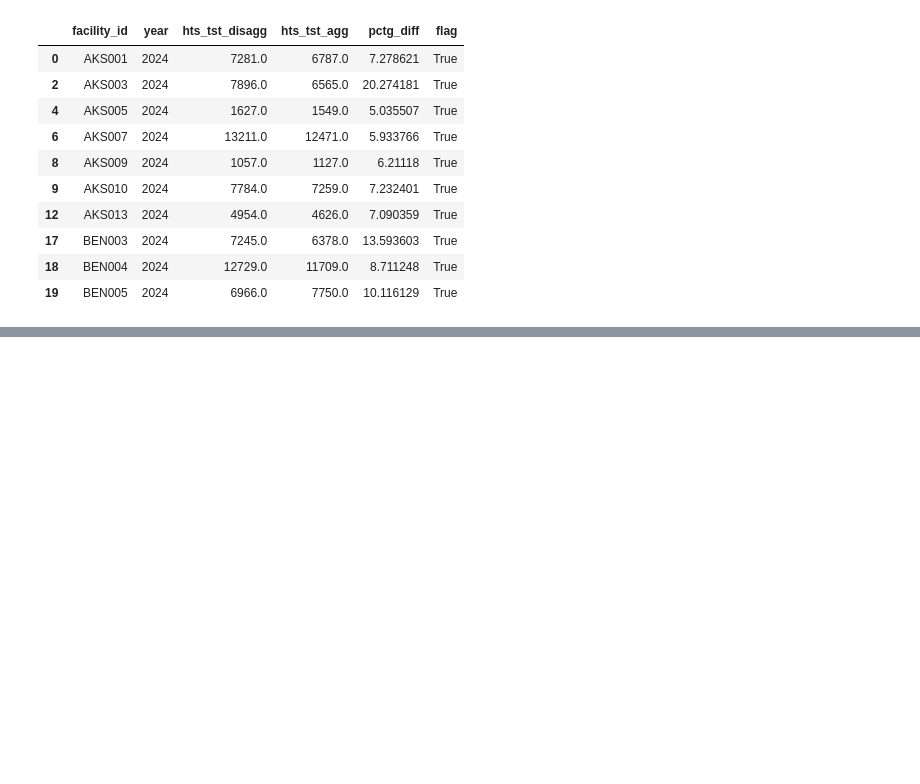
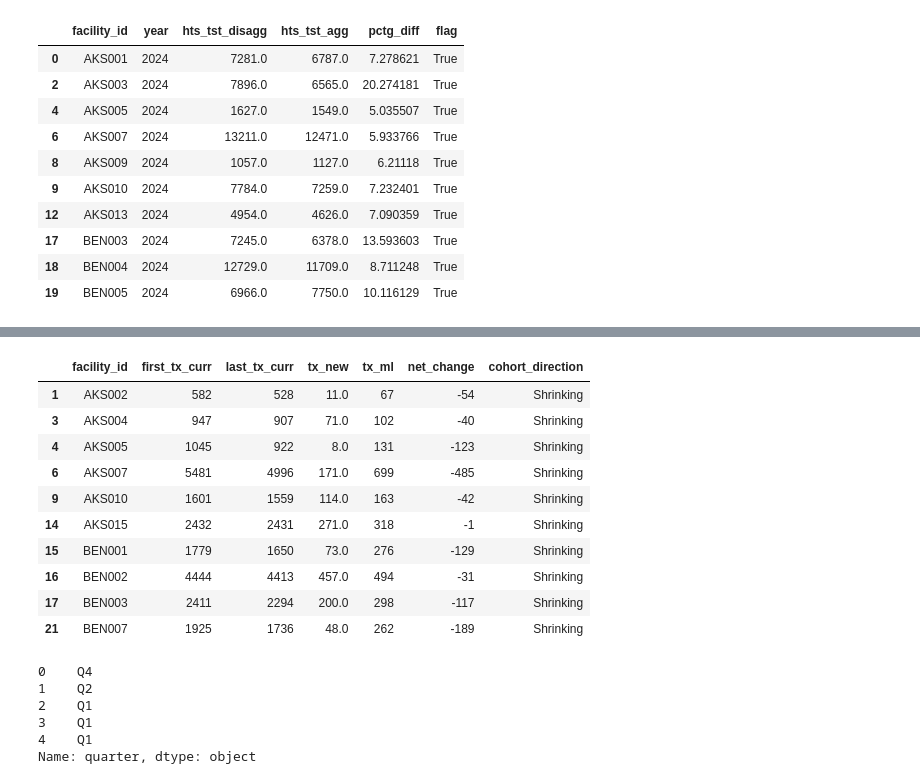
Before and after one commit to AlozieCollins/Intern-dataset-work, a Jupyter notebook: work.ipynb, the cells around one changed output, grey strips where cells are left out. Drawn from its saved outputs; the diff is of its cells as text; code cells hidden in the pictures; blank space fills up the shorter version.

```diff
--- a/work.ipynb
+++ b/work.ipynb
@@ -1013,0 +1227,31 @@ flag_disagg.head(10)
+# %%
+# And this for the ones that are less then zero shrinking
+shrinking = treatment_continuity[
+    treatment_continuity["net_change"].lt(0)
+]
+shrinking.head(10)
+# %% [output]
+|  | facility_id | first_tx_curr | last_tx_curr | tx_new | tx_ml | net_change | cohort_direction |
+| 1 | AKS002 | 582 | 528 | 11.0 | 67 | -54 | Shrinking |
+| 3 | AKS004 | 947 | 907 | 71.0 | 102 | -40 | Shrinking |
+| 4 | AKS005 | 1045 | 922 | 8.0 | 131 | -123 | Shrinking |
+| 6 | AKS007 | 5481 | 4996 | 171.0 | 699 | -485 | Shrinking |
+| 9 | AKS010 | 1601 | 1559 | 114.0 | 163 | -42 | Shrinking |
+| 14 | AKS015 | 2432 | 2431 | 271.0 | 318 | -1 | Shrinking |
+| 15 | BEN001 | 1779 | 1650 | 73.0 | 276 | -129 | Shrinking |
+| 16 | BEN002 | 4444 | 4413 | 457.0 | 494 | -31 | Shrinking |
+| 17 | BEN003 | 2411 | 2294 | 200.0 | 298 | -117 | Shrinking |
+| 21 | BEN007 | 1925 | 1736 | 48.0 | 262 | -189 | Shrinking |
+# %%
+# I created a quater column
+clean_df["quarter"] = (
+    "Q" + clean_df["report_month"].dt.quarter.astype(str)
+)
+clean_df["quarter"].head()
+# %% [output]
+0    Q4
+1    Q2
+2    Q1
+3    Q1
+4    Q1
+Name: quarter, dtype: object
```
Also changed, not shown: parts of 36 cells of this notebook, 1 other file.
